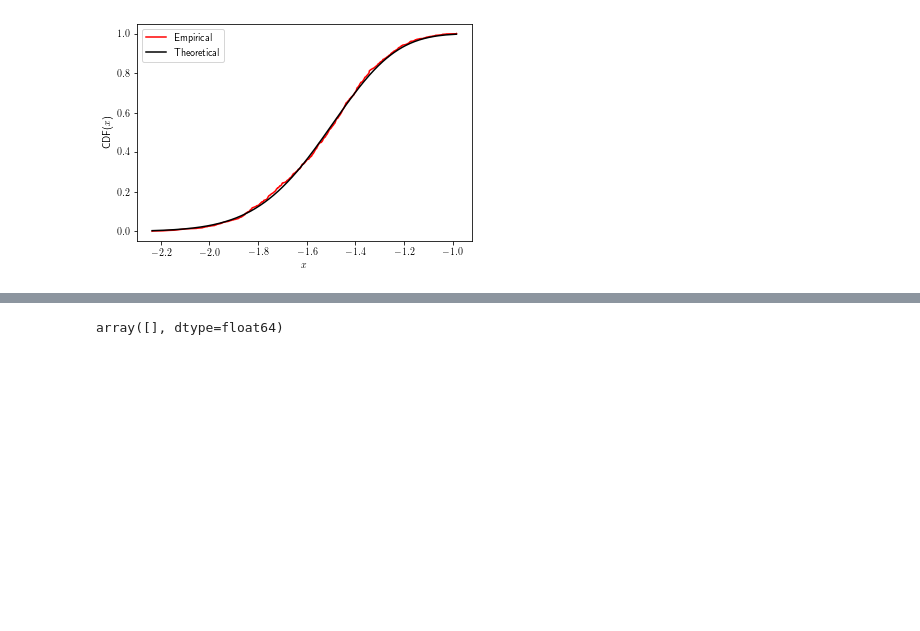
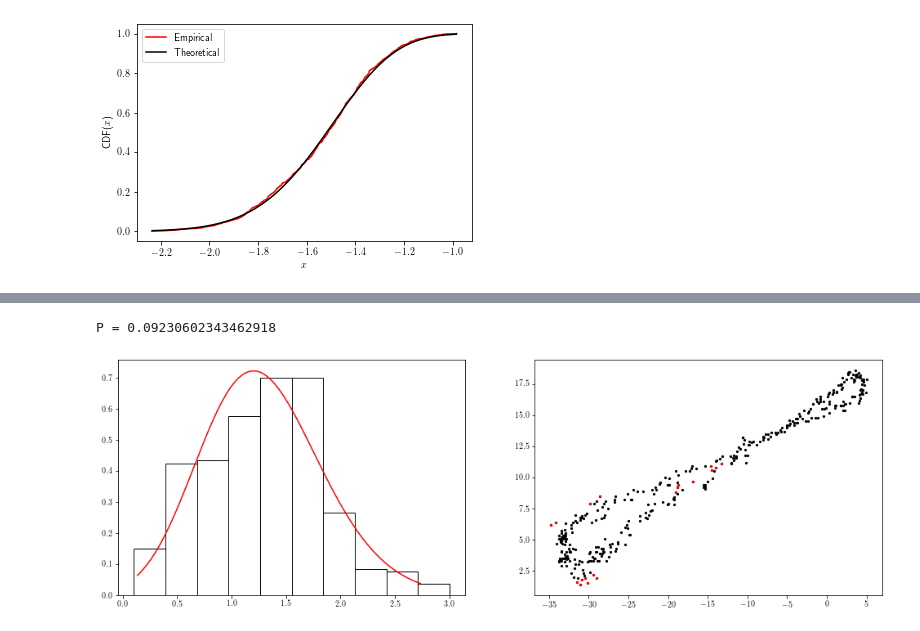
Before and after one commit to Daples/mathematical-engineering, a Jupyter notebook: 201/non-parametric-statistics/workshop-code.ipynb, the cells around one changed output, grey strips where cells are left out. Saved outputs shown, nothing was run; the diff lists cells and outputs as text; code cells hidden in the pictures; blank space fills up the shorter version.

```diff
--- a/201/non-parametric-statistics/workshop-code.ipynb
+++ b/201/non-parametric-statistics/workshop-code.ipynb
@@ -1,18 +1,30 @@
 # %%
+import matplotlib.pyplot as plt
 import numpy as np
-import matplotlib.pyplot as plt
 import os
+import pandas as pd
 import scipy.stats as st
+from math import comb
 from matplotlib import cm, colors, rc
-from math import comb
+from read_data import DataAnalysis
+from scipy.spatial.distance import mahalanobis as mh
 from statsmodels.distributions.empirical_distribution import ECDF
-from scipy.spatial.distance import mahalanobis as mh
+
 %matplotlib inline
 rc('text', usetex=True)
 
 folder_fig = "figs"
 dir_fig = lambda x: os.path.join(folder_fig, x)
 np.random.seed(43)
+
+def set_size(w, h, ax):
+    l = ax.figure.subplotpars.left
+    r = ax.figure.subplotpars.right
+    t = ax.figure.subplotpars.top
+    b = ax.figure.subplotpars.bottom
+    figw = float(w)/(r-l)
+    figh = float(h)/(t-b)
+    ax.figure.set_size_inches(figw, figh)
 # %%
 # Read file
 file = open("data.txt").readlines()
@@ -268,5 +279,0 @@ Jackknife -0.0001725969836952057
-# %%
-# 15 point
-temperatures_max[:0]
-# %% [output]
-array([], dtype=float64)
@@ -272,0 +338,17 @@ array([], dtype=float64)
+# %%
+# Non-robust
+def non_robust(sample):
+    _, (ax1, ax2) = plt.subplots(1, 2)
+    set_size(13, 4, ax1)
+    set_size(13, 4, ax2)
+    inv_cov = np.linalg.inv(np.cov(sample))
+    means = sample.mean(axis=1)
+
+    distance = mahal(sample, means, inv_cov, plot=True, ax=ax1)
+    removed_outliers, outliers = remove_outliers(sample, distance, plot=True, ax=ax2)
+    plt.show()
+
+non_robust(sample)
+# %% [output]
+P = 0.09230602343462918
+[figure, added]
```
Also changed, not shown: parts of 8 cells of this notebook, 6 other files.
